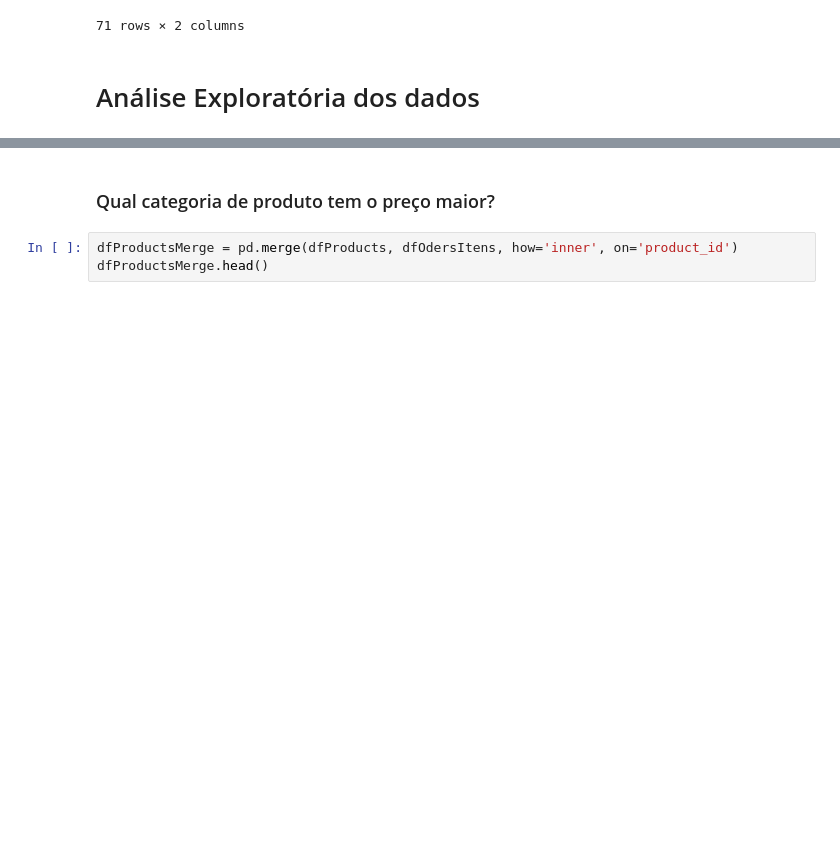
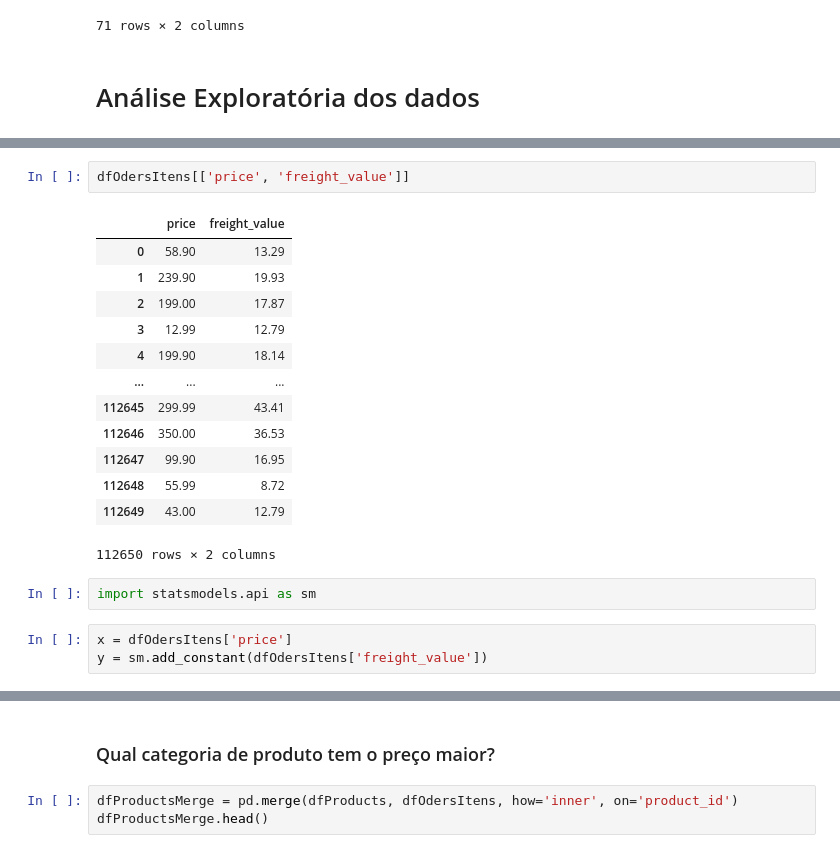
Before and after one commit to Marcus-Bernard0/Data-Science-projects, a Jupyter notebook: 2 - Ecommerce/Projeto.ipynb, the cells around one changed output, grey strips where cells are left out. Drawn from its saved outputs; the diff is of its cells as text; blank space fills up the shorter version.

```diff
--- a/2 - Ecommerce/Projeto.ipynb
+++ b/2 - Ecommerce/Projeto.ipynb
@@ -172,0 +191,21 @@ dfCategory
+# %%
+dfOdersItens[['price', 'freight_value']]
+# %% [output]
+|  | price | freight_value |
+| 0 | 58.90 | 13.29 |
+| 1 | 239.90 | 19.93 |
+| 2 | 199.00 | 17.87 |
+| 3 | 12.99 | 12.79 |
+| 4 | 199.90 | 18.14 |
+| ... | ... | ... |
+| 112645 | 299.99 | 43.41 |
+| 112646 | 350.00 | 36.53 |
+| 112647 | 99.90 | 16.95 |
+| 112648 | 55.99 | 8.72 |
+| 112649 | 43.00 | 12.79 |
+112650 rows × 2 columns
+# %%
+import statsmodels.api as sm
+# %%
+x = dfOdersItens['price']
+y = sm.add_constant(dfOdersItens['freight_value'])
```
Also changed, not shown: parts of 11 cells of this notebook.
